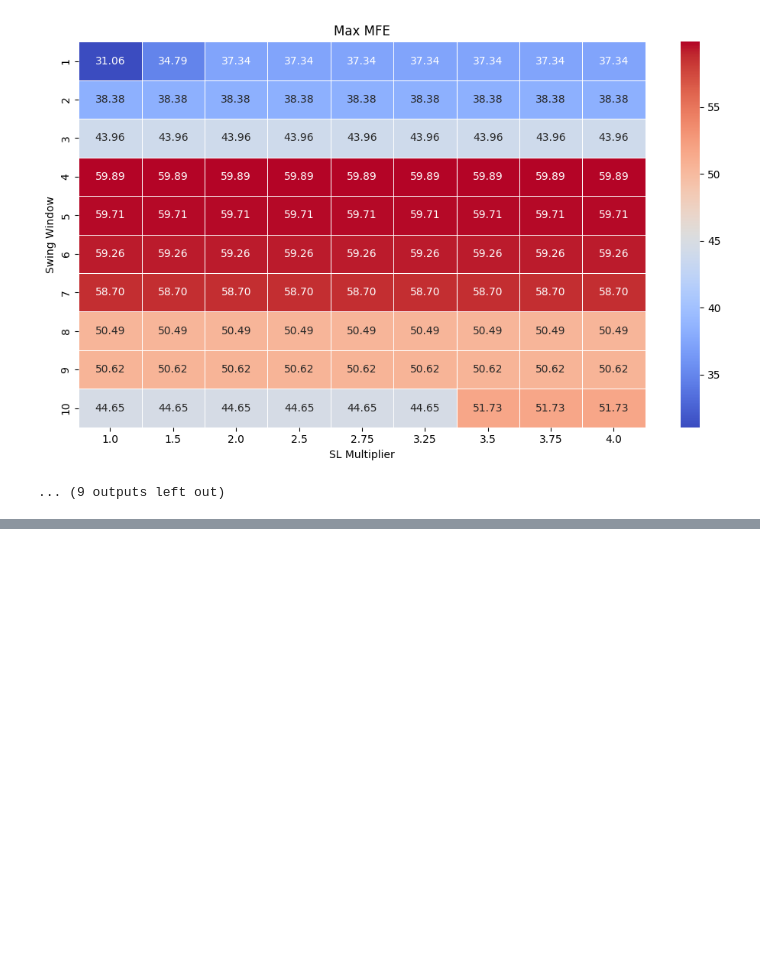
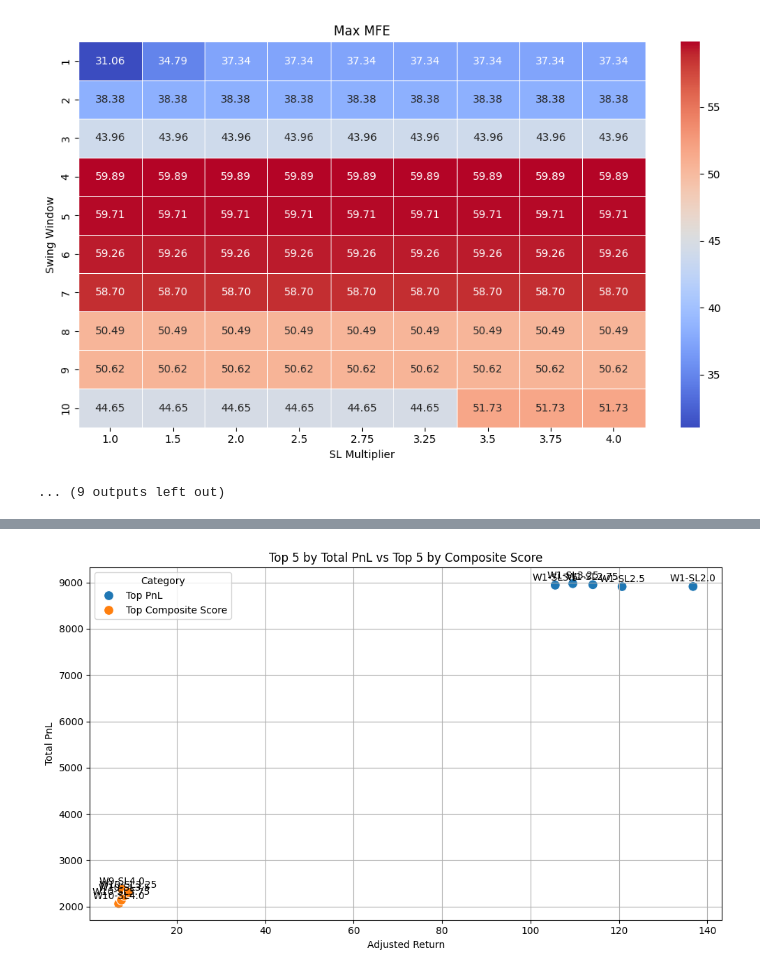
Before and after one commit to sameepkulkarni/Python-Projects, a Jupyter notebook: visualization.ipynb, the cells around one changed output, grey strips where cells are left out. Cells and saved outputs as stored; diff of their text form; code cells hidden in the pictures; blank space fills up the shorter version.

```diff
--- a/visualization.ipynb
+++ b/visualization.ipynb
@@ -152,3 +152,11 @@ for metric, title in metrics_to_plot:
 [figure]
 [figure]
 ... (9 outputs left out)
+# %%
+df["Composite Score"] = (
+    0.3 * df["Sortino Ratio"].rank() +
+    0.2 * df["Expectancy"].rank() +
+    0.2 * df["PnL per Unit"].rank() +
+    0.2 * df["Risk-Reward"].rank() -
+    0.1 * df["Max Drawdown"].rank(ascending=False)
+)
@@ -154,0 +194,37 @@ for metric, title in metrics_to_plot:
+# %%
+df = df[['Window', 'SL Multiplier', 'Total Trades', 'Total Units',
+       'Win Rate (%)', 'Total PnL', 'Average PnL', 'Max Drawdown',
+       'Risk-Reward', 'Avg Win', 'Avg Loss', 'Average MAE', 'Max MAE',
+       'Average MFE', 'Max MFE', 'Winning PnL', 'Losing PnL',
+       'Avg Trade Efficiency (%)', 'Sharpe-like Ratio', 'Sortino Ratio',
+       'Expectancy', 'Normalized PnL', 'PnL per Unit', 'Efficiency Ratio', 'Adjusted Return']]
+# %%
+
+# Sort top 5 by Total PnL and Composite Score
+top_pnl = df.sort_values("Total PnL", ascending=False).head(5).copy()
+top_composite = df.sort_values("Composite Score", ascending=False).head(5).copy()
+
+# Label them
+top_pnl["Category"] = "Top PnL"
+top_composite["Category"] = "Top Composite Score"
+
+# Combine and remove duplicates in case of overlap
+combined = pd.concat([top_pnl, top_composite]).drop_duplicates(subset=["Window", "SL Multiplier"])
+
+# Plot Total PnL vs Max Drawdown
+plt.figure(figsize=(10, 6))
+sns.scatterplot(data=combined, x="Adjusted Return", y="Total PnL", hue="Category", s=100)
+
+# Annotate each point
+for _, row in combined.iterrows():
+    label = f"W{int(row['Window'])}-SL{row['SL Multiplier']}"
+    plt.annotate(label, (row["Adjusted Return"], row["Total PnL"]), textcoords="offset points", xytext=(0,5), ha='center')
+
+plt.title("Top 5 by Total PnL vs Top 5 by Composite Score")
+plt.xlabel("Adjusted Return")
+plt.ylabel("Total PnL")
+plt.grid(True)
+plt.tight_layout()
+plt.show()
+# %% [output]
+[figure, added]
```
Also changed, not shown: parts of 16 cells of this notebook.
